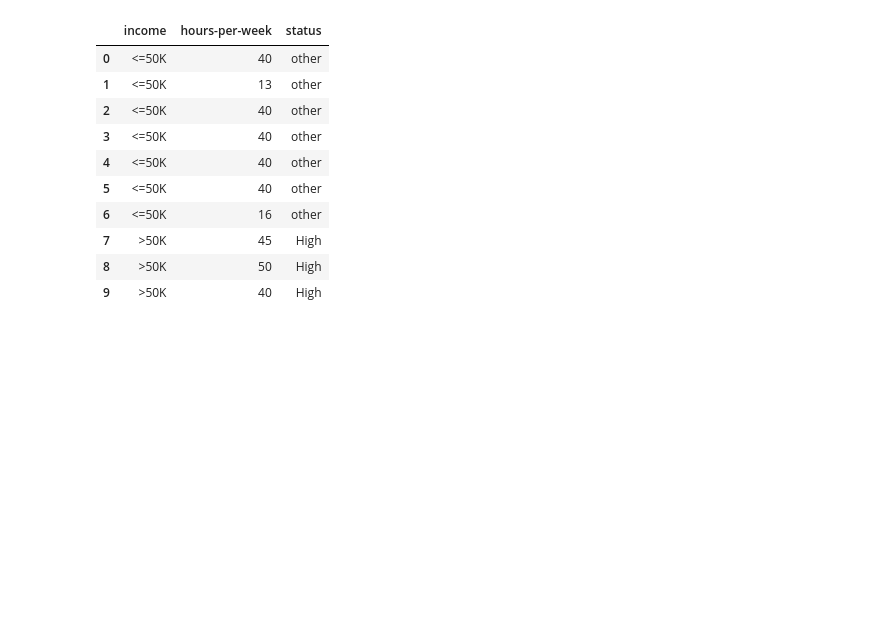
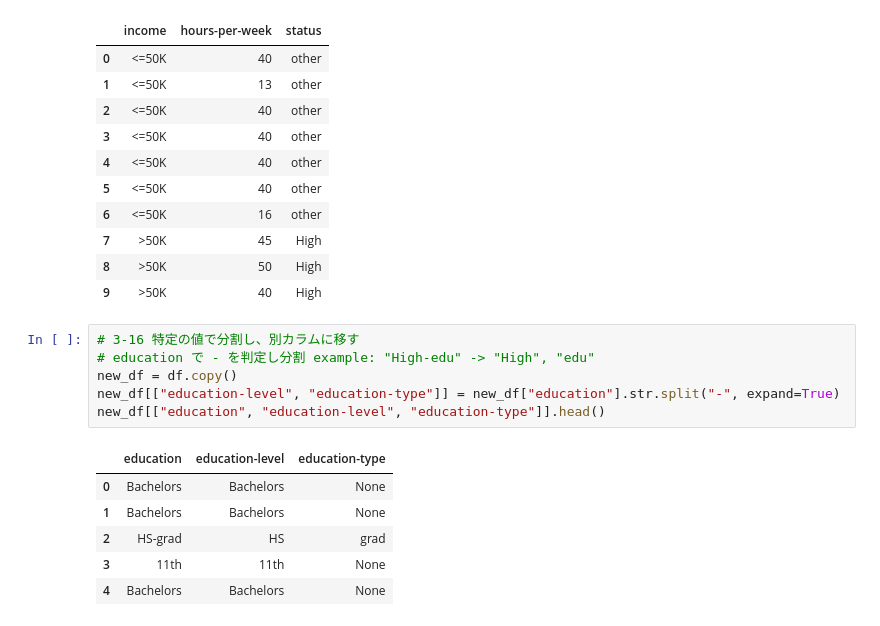
Before and after one commit to doremococo/python-bootcamp, a Jupyter notebook: chapter3.ipynb, the cells around one changed output. Cells and saved outputs as stored; diff of their text form; blank space fills up the shorter version.

```diff
--- a/chapter3.ipynb
+++ b/chapter3.ipynb
@@ -283,3 +282,16 @@ new_df[["income", "hours-per-week", "status"]].head(10)
 | 7 | >50K | 45 | High |
 | 8 | >50K | 50 | High |
 | 9 | >50K | 40 | High |
+# %%
+# 3-16 特定の値で分割し、別カラムに移す
+# education で - を判定し分割 example: "High-edu" -> "High", "edu"
+new_df = df.copy()
+new_df[["education-level", "education-type"]] = new_df["education"].str.split("-", expand=True)
+new_df[["education", "education-level", "education-type"]].head()
+# %% [output]
+|  | education | education-level | education-type |
+| 0 | Bachelors | Bachelors | None |
+| 1 | Bachelors | Bachelors | None |
+| 2 | HS-grad | HS | grad |
+| 3 | 11th | 11th | None |
+| 4 | Bachelors | Bachelors | None |
```
Also changed, not shown: parts of 1 cell of this notebook.
